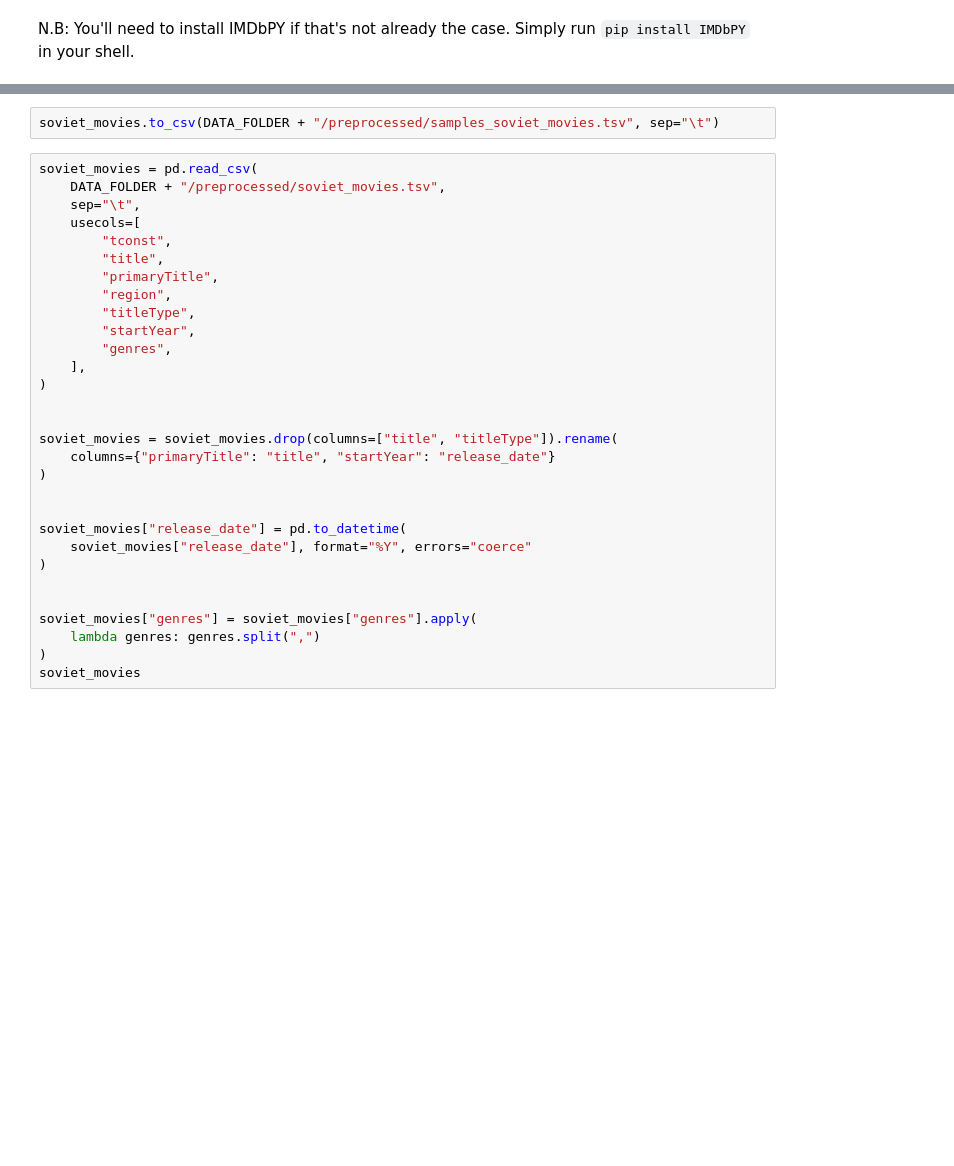
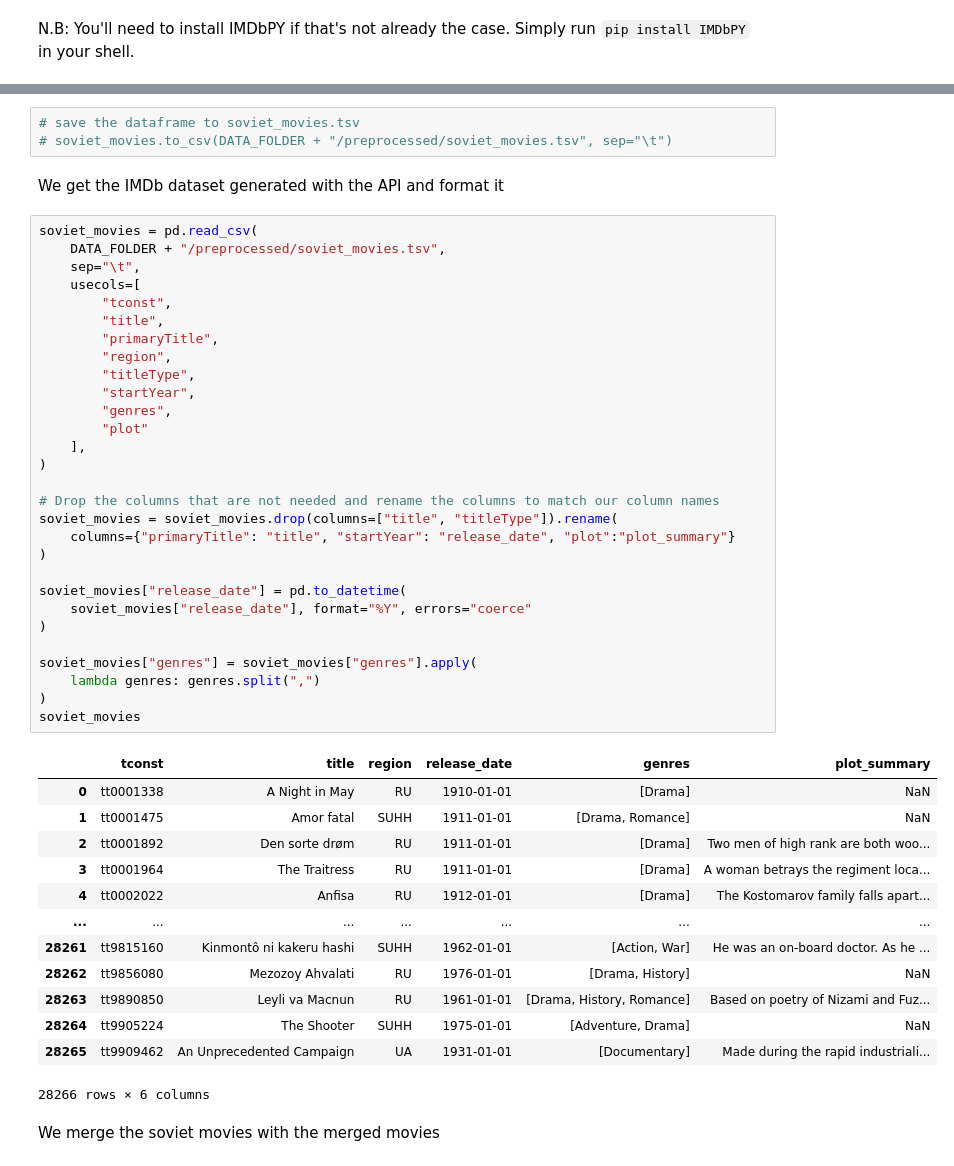
Before and after one commit to epfl-ada/ada-2024-project-datamigos, a Jupyter notebook: milestone_2.ipynb, the cells around one changed output, grey strips where cells are left out. Drawn from its saved outputs; the diff is of its cells as text; blank space fills up the shorter version.

```diff
--- a/milestone_2.ipynb
+++ b/milestone_2.ipynb
@@ -557,35 +804,53 @@ with ThreadPoolExecutor(max_workers=4) as executor:
 # %%
-soviet_movies.to_csv(DATA_FOLDER + "/preprocessed/samples_soviet_movies.tsv", sep="\t")
+# save the dataframe to soviet_movies.tsv
+# soviet_movies.to_csv(DATA_FOLDER + "/preprocessed/soviet_movies.tsv", sep="\t")
+# %% [markdown]
+We get the IMDb dataset generated with the API and format it
 # %%
 soviet_movies = pd.read_csv(
     DATA_FOLDER + "/preprocessed/soviet_movies.tsv",
     sep="\t",
     usecols=[
         "tconst",
         "title",
         "primaryTitle",
         "region",
         "titleType",
         "startYear",
         "genres",
+        "plot"
     ],
 )
 
-
+# Drop the columns that are not needed and rename the columns to match our column names
 soviet_movies = soviet_movies.drop(columns=["title", "titleType"]).rename(
-    columns={"primaryTitle": "title", "startYear": "release_date"}
+    columns={"primaryTitle": "title", "startYear": "release_date", "plot":"plot_summary"}
 )
-
 
 soviet_movies["release_date"] = pd.to_datetime(
     soviet_movies["release_date"], format="%Y", errors="coerce"
 )
 
-
 soviet_movies["genres"] = soviet_movies["genres"].apply(
     lambda genres: genres.split(",")
 )
 soviet_movies
+# %% [output]
+|  | tconst | title | region | release_date | genres | plot_summary |
+| 0 | tt0001338 | A Night in May | RU | 1910-01-01 | [Drama] | NaN |
+| 1 | tt0001475 | Amor fatal | SUHH | 1911-01-01 | [Drama, Romance] | NaN |
+| 2 | tt0001892 | Den sorte drøm | RU | 1911-01-01 | [Drama] | Two men of high rank are both woo... |
+| 3 | tt0001964 | The Traitress | RU | 1911-01-01 | [Drama] | A woman betrays the regiment loca... |
+| 4 | tt0002022 | Anfisa | RU | 1912-01-01 | [Drama] | The Kostomarov family falls apart... |
+| ... | ... | ... | ... | ... | ... | ... |
+| 28261 | tt9815160 | Kinmontô ni kakeru hashi | SUHH | 1962-01-01 | [Action, War] | He was an on-board doctor. As he ... |
+| 28262 | tt9856080 | Mezozoy Ahvalati | RU | 1976-01-01 | [Drama, History] | NaN |
+| 28263 | tt9890850 | Leyli va Macnun | RU | 1961-01-01 | [Drama, History, Romance] | Based on poetry of Nizami and Fuz... |
+| 28264 | tt9905224 | The Shooter | SUHH | 1975-01-01 | [Adventure, Drama] | NaN |
+| 28265 | tt9909462 | An Unprecedented Campaign | UA | 1931-01-01 | [Documentary] | Made during the rapid industriali... |
+28266 rows × 6 columns
+# %% [markdown]
+We merge the soviet movies with the merged movies
 # %%
 df_merged_movies = pd.merge(df_merged_movies, soviet_movies, on="title", how="outer", suffixes=("_original", "_additional"))
 df_merged_movies
```
Also changed, not shown: parts of 56 cells of this notebook, 5 other files.
